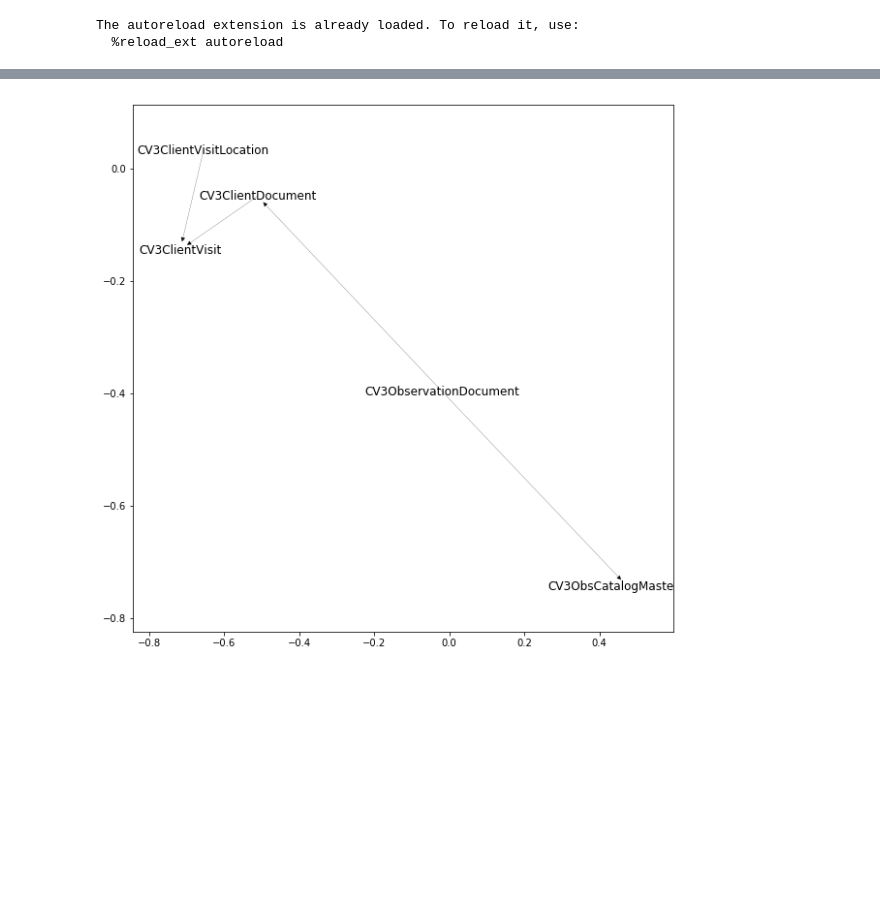
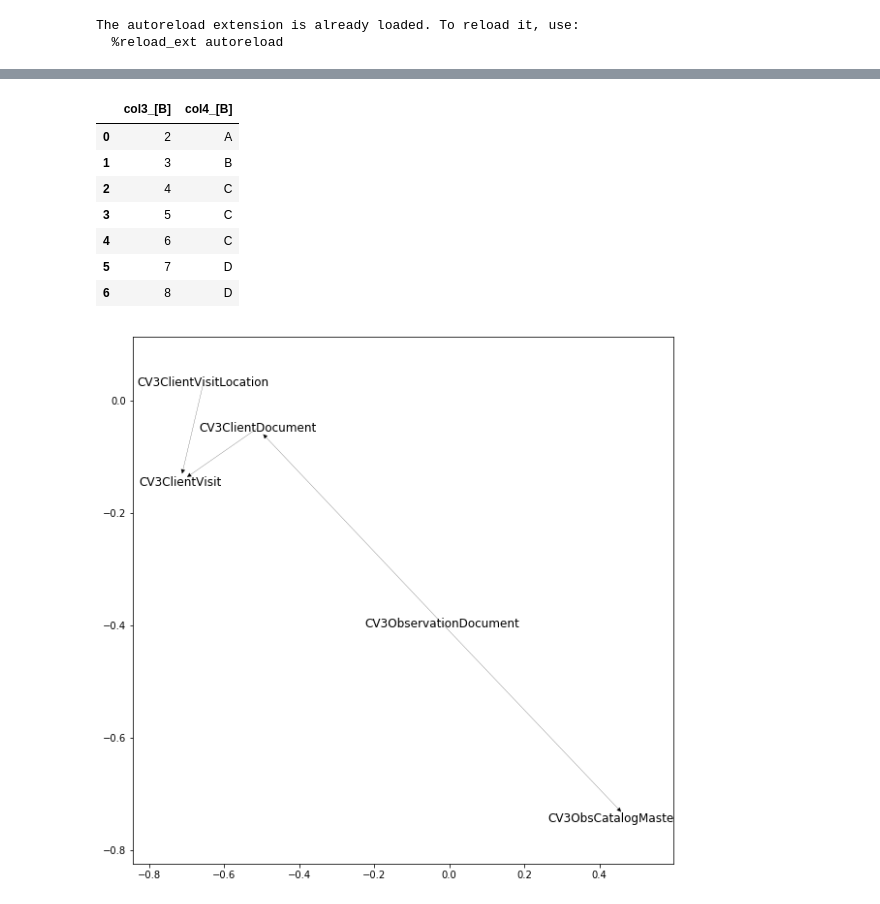
Before and after one commit to sareeneng/cohort-visualization, a Jupyter notebook: scratch.ipynb, the cells around one changed output, grey strips where cells are left out. Saved outputs shown, nothing was run; the diff lists cells and outputs as text; code cells hidden in the pictures; blank space fills up the shorter version.

```diff
--- a/scratch.ipynb
+++ b/scratch.ipynb
@@ -61,3 +61,14 @@ DB.common_columns[0].__dict__
+# %%
+table_2.df
+# %% [output]
+|  | col3_[B] | col4_[B] |
+| 0 | 2 | A |
+| 1 | 3 | B |
+| 2 | 4 | C |
+| 3 | 5 | C |
+| 4 | 6 | C |
+| 5 | 7 | D |
+| 6 | 8 | D |
 # %%
 G = nx.DiGraph()
 G.add_nodes_from(DB.tables.keys())
```
Also changed, not shown: parts of 5 cells of this notebook, 3 other files.
